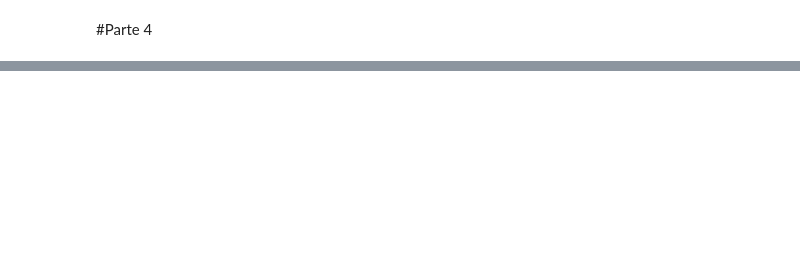
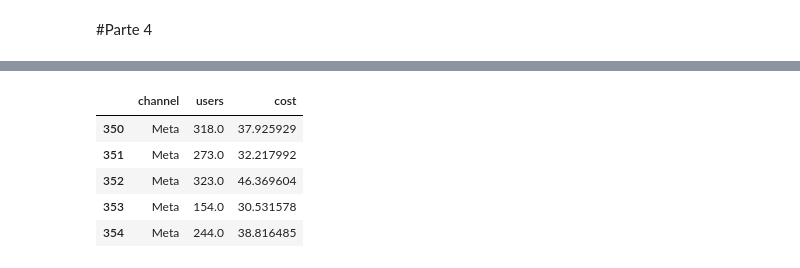
Before and after one commit to zayo1511/LaboratorioDeAnalisisDeDatosFinancierosYDeDisenoDeIndicadores, a Jupyter notebook: examen_2do_parcial_LozoyaDiego.ipynb, the cells around one changed output, grey strips where cells are left out. Cells and saved outputs as stored; diff of their text form; code cells hidden in the pictures; blank space fills up the shorter version.

```diff
--- a/examen_2do_parcial_LozoyaDiego.ipynb
+++ b/examen_2do_parcial_LozoyaDiego.ipynb
@@ -640,0 +890,10 @@ Ya que por convención del SEM tiempo_promedio y tiempo_respuesta fueron estable
+# %%
+df_meta = df[df['channel'] == 'Meta']
+df_meta.head()
+# %% [output]
+|  | channel | users | cost |
+| 350 | Meta | 318.0 | 37.925929 |
+| 351 | Meta | 273.0 | 32.217992 |
+| 352 | Meta | 323.0 | 46.369604 |
+| 353 | Meta | 154.0 | 30.531578 |
+| 354 | Meta | 244.0 | 38.816485 |
```
Also changed, not shown: parts of 32 cells of this notebook.
